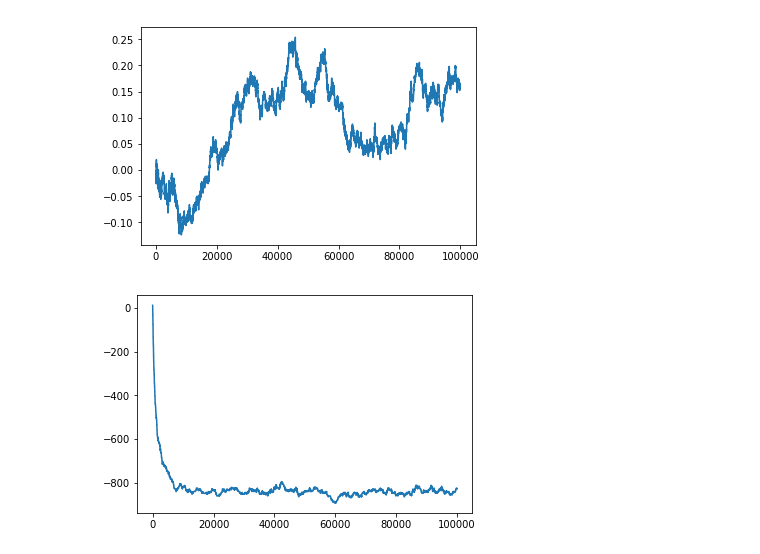
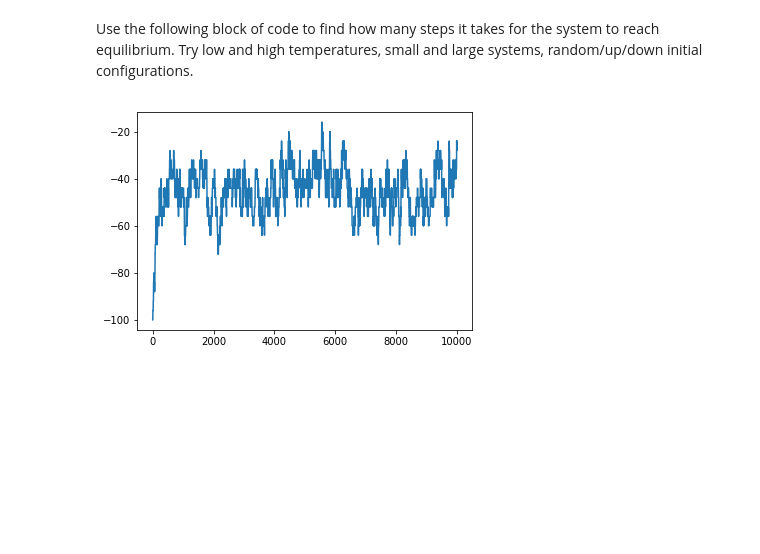
Before and after one commit to UNT-PHYS-6110-Template/Homework_5, a Jupyter notebook: assignment_1.ipynb, the cells around one changed output. Saved outputs shown, nothing was run; the diff lists cells and outputs as text; code cells hidden in the pictures; blank space fills up the shorter version.

```diff
--- a/assignment_1.ipynb
+++ b/assignment_1.ipynb
@@ -55,9 +89,26 @@ def montecarlo(s,J,B,T,N,n_steps):
             magnetizations[i]=magnetizations[i-1]
             microstates[i, :]=s[:]
     return energies, magnetizations, microstates
+# %% [markdown]
+Use the following block of code to find how many steps it takes for the system to reach equilibrium. Try low and high temperatures, small and large systems, random/up/down initial configurations.
 # %%
-N = 1000
+#
+# set simulation parameters
+#
+N = 100
 J = 1.0 # Arbitrary units (kb=1.0)
 B = 0.0
-T = 0.8 # Temperature will be given in units of kb/J
-n_steps = 100000
+T = 2.0 # Temperature will be given in units of kb/J
+n_steps = 10000
+#
+# perform the simulation
+#
+s = initial('down',N)
+energies,magnetizations,microstates = montecarlo(s,J,B,T,N,n_steps)
+#
+# plot results
+#
+plt.plot(energies)
+plt.show()
+# %% [output]
+[figure, added]
@@ -67,10 +114,0 @@ energies,magnetizations,microstates = montecarlo(s,J,B,T,N,n_steps)
-# %%
-plt.plot(magnetizations)
-plt.show()
-# %% [output]
-[figure, removed]
-# %%
-plt.plot(energies)
-plt.show()
-# %% [output]
-[figure, removed]
```
Also changed, not shown: parts of 14 cells of this notebook.
